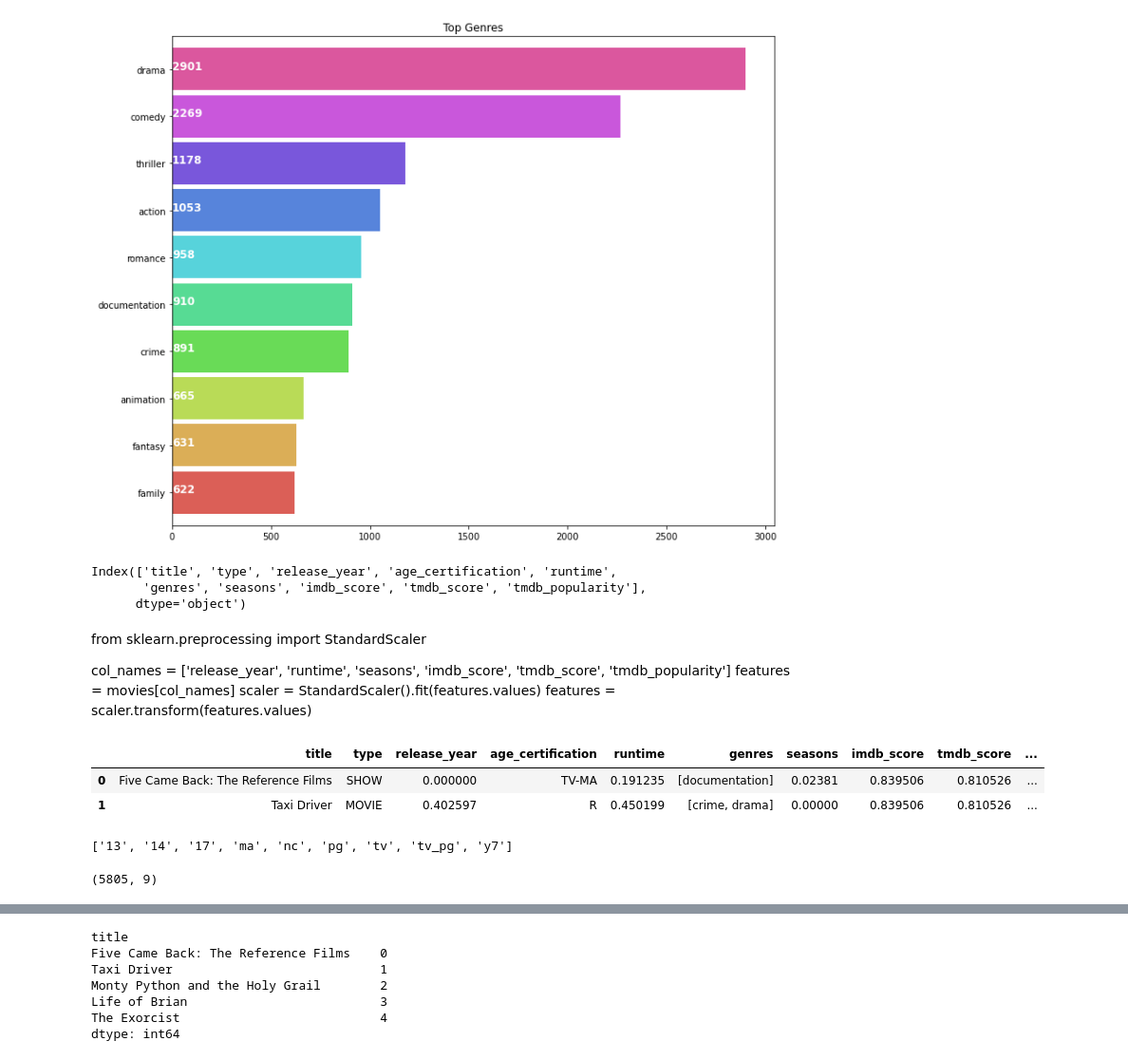
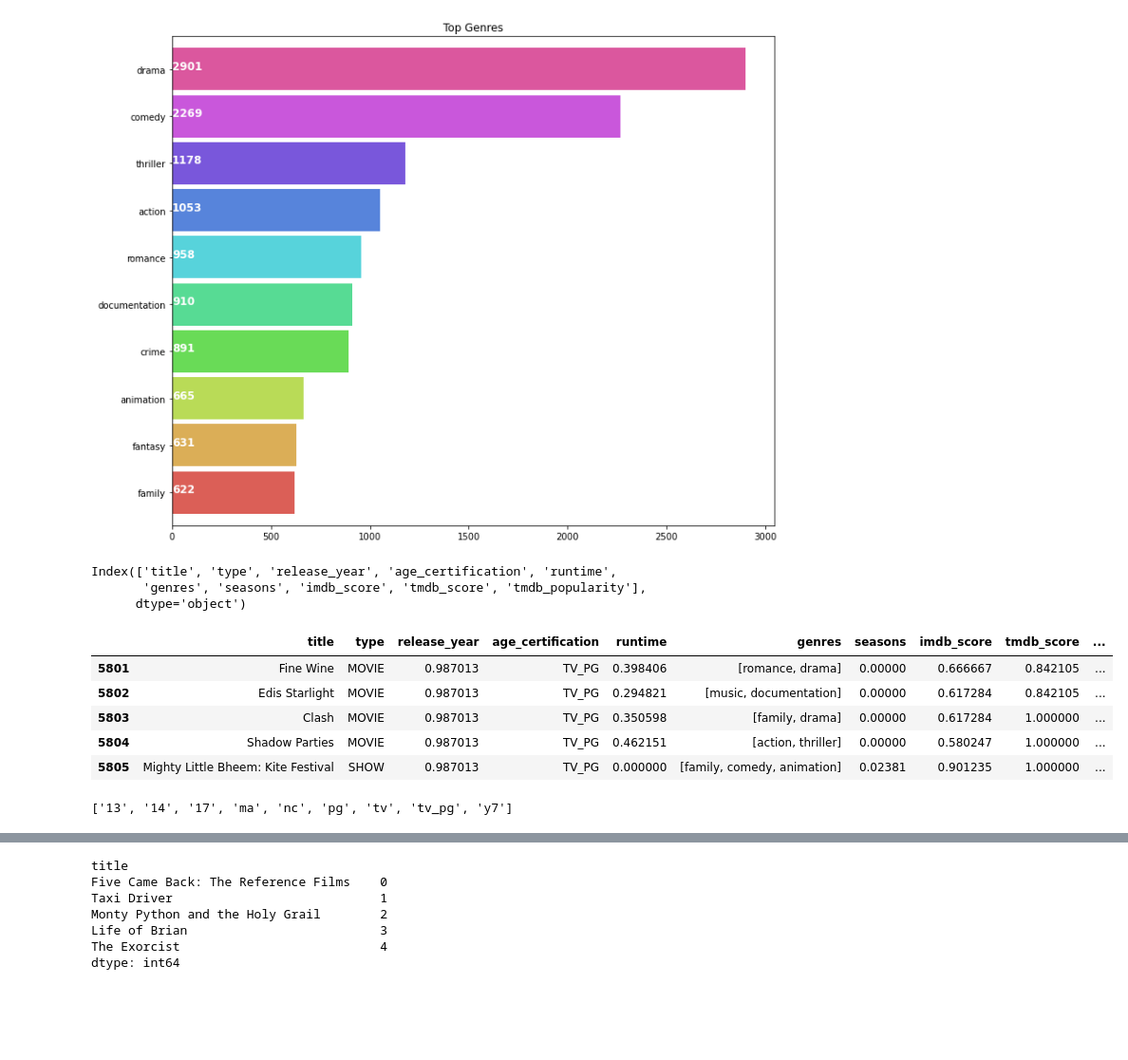
Before and after one commit to ire-mide1/Microsoft-ML-30DL, a Jupyter notebook: Recommender_system2.ipynb, the cells around one changed output, grey strips where cells are left out. Shown at 95% size. Saved outputs shown, nothing was run; the diff lists cells and outputs as text; code cells hidden in the pictures; blank space fills up the shorter version.

```diff
--- a/Recommender_system2.ipynb
+++ b/Recommender_system2.ipynb
@@ -103,17 +115,9 @@ plt.show()
 [figure]
 # %%
 movies = movies.copy()
+movies.columns
+# %% [output]
+Index(['title', 'type', 'release_year', 'age_certification', 'runtime',
+       'genres', 'seasons', 'imdb_score', 'tmdb_score', 'tmdb_popularity'],
+      dtype='object')
-# %%
-movies.columns
-# %% [output]
-Index(['title', 'type', 'release_year', 'age_certification', 'runtime',
-       'genres', 'seasons', 'imdb_score', 'tmdb_score', 'tmdb_popularity'],
-      dtype='object')
-# %% [markdown]
-from sklearn.preprocessing import StandardScaler
-
-col_names = ['release_year', 'runtime',  'seasons', 'imdb_score', 'tmdb_score', 'tmdb_popularity']
-features = movies[col_names]
-scaler = StandardScaler().fit(features.values)
-features = scaler.transform(features.values)
 # %%
@@ -125,11 +131,16 @@ features = movies[col_names]
 scaler= MinMaxScaler()
 # transform data
 features = scaler.fit_transform(features.values)
-# %%
-movies[col_names] = features
-movies.head(2)
-# %% [output]
-|  | title | type | release_year | age_certification | runtime | genres | seasons | imdb_score | tmdb_score | ... |
-| 0 | Five Came Back: The Reference Films | SHOW | 0.000000 | TV-MA | 0.191235 | [documentation] | 0.02381 | 0.839506 | 0.810526 | ... |
-| 1 | Taxi Driver | MOVIE | 0.402597 | R | 0.450199 | [crime, drama] | 0.00000 | 0.839506 | 0.810526 | ... |
+# %%
+#fit back the scaled values to the datafram
+
+movies[col_names] = features
+movies.tail()
+# %% [output]
+|  | title | type | release_year | age_certification | runtime | genres | seasons | imdb_score | tmdb_score | ... |
+| 5801 | Fine Wine | MOVIE | 0.987013 | TV_PG | 0.398406 | [romance, drama] | 0.00000 | 0.666667 | 0.842105 | ... |
+| 5802 | Edis Starlight | MOVIE | 0.987013 | TV_PG | 0.294821 | [music, documentation] | 0.00000 | 0.617284 | 0.842105 | ... |
+| 5803 | Clash | MOVIE | 0.987013 | TV_PG | 0.350598 | [family, drama] | 0.00000 | 0.617284 | 1.000000 | ... |
+| 5804 | Shadow Parties | MOVIE | 0.987013 | TV_PG | 0.462151 | [action, thriller] | 0.00000 | 0.580247 | 1.000000 | ... |
+| 5805 | Mighty Little Bheem: Kite Festival | SHOW | 0.987013 | TV_PG | 0.000000 | [family, comedy, animation] | 0.02381 | 0.901235 | 1.000000 | ... |
 # %%
@@ -144,7 +157,3 @@ matrix2 = tf.fit_transform(movies['age_certification']).todense()
 print(tf.get_feature_names())
 # %% [output]
 ['13', '14', '17', 'ma', 'nc', 'pg', 'tv', 'tv_pg', 'y7']
-# %%
-matrix2.shape
-# %% [output]
-(5805, 9)
```
Also changed, not shown: parts of 16 cells of this notebook, 1 other file.
